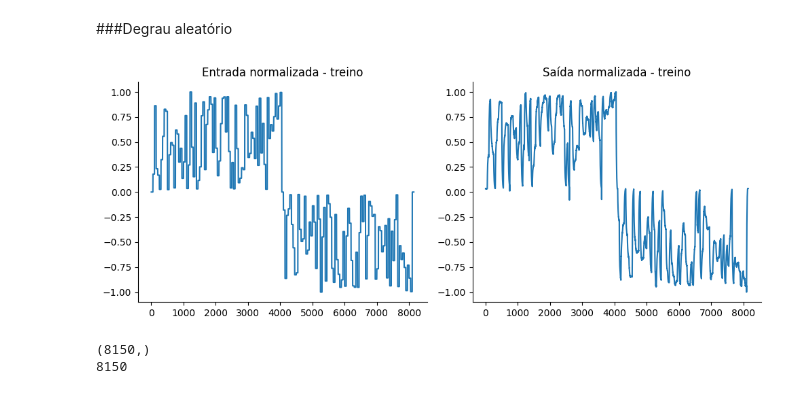
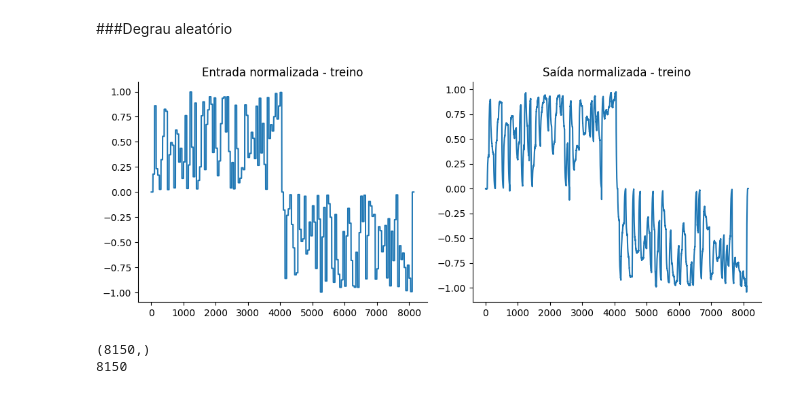
Before and after one commit to helonayala/bah, a Jupyter notebook: B&H.ipynb, the cells around one changed output. Cells and saved outputs as stored; diff of their text form; code cells hidden in the pictures.

```diff
--- a/B&H.ipynb
+++ b/B&H.ipynb
@@ -166,22 +170,21 @@ from sklearn.preprocessing import MinMaxScaler
 # %% [markdown]
 ###Degrau aleatório
 # %%
-normal = MinMaxScaler(feature_range=(-1, 1))
-x_train_norm = normal.fit_transform(u_train).flatten()
-y_train_norm = normal.fit_transform(y_train).flatten()
+x_train_norm = u_train.flatten()
+y_train_norm = (y_train/10).flatten()
 
 fig, ax = plt.subplots(1, 2, figsize=(10, 4))
 
 ax[0].plot(x_train_norm)
 ax[0].set_title('Entrada normalizada - treino')
 
 ax[1].plot(y_train_norm)
 ax[1].set_title('Saída normalizada - treino')
 
 plt.tight_layout()
 plt.show()
 # %% [output]
-[figure, old version]
+[figure, new version]
 # %%
 print(x_train_norm.shape)
 print(n_train)
```
Also changed, not shown: parts of 18 cells of this notebook.
